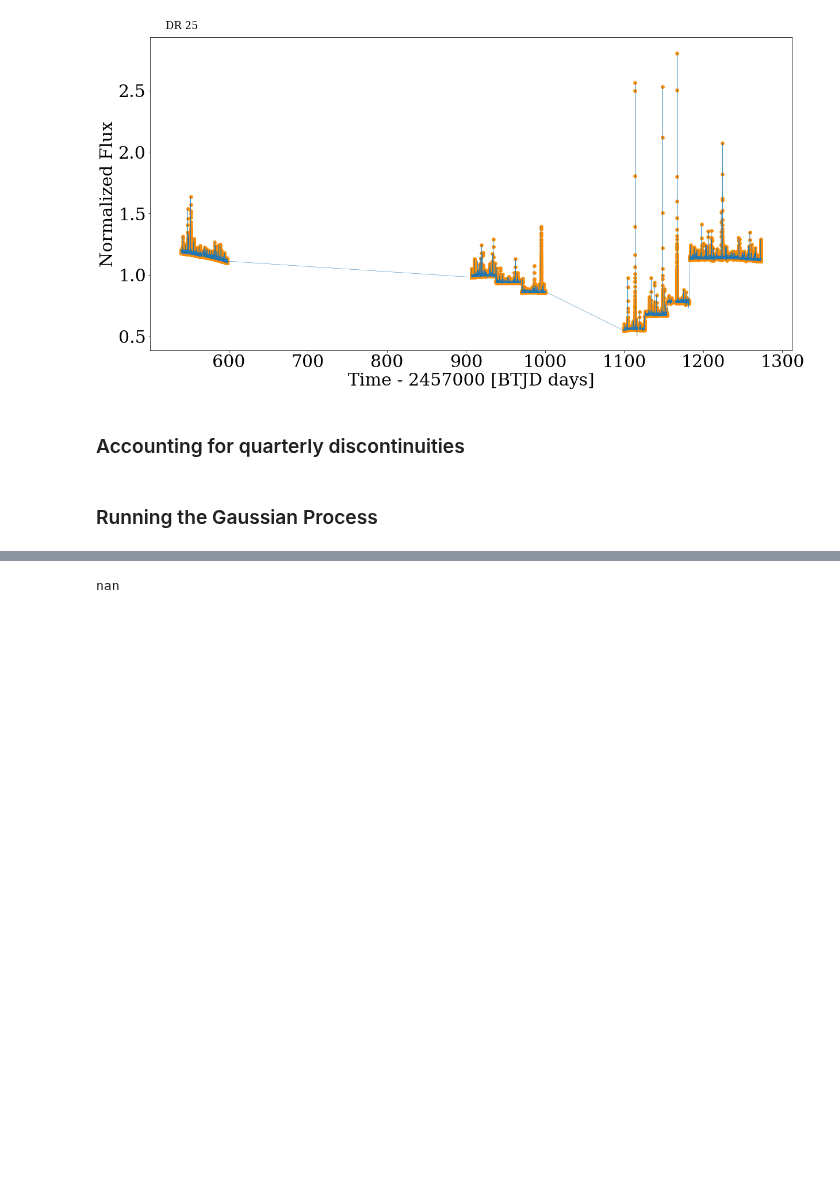
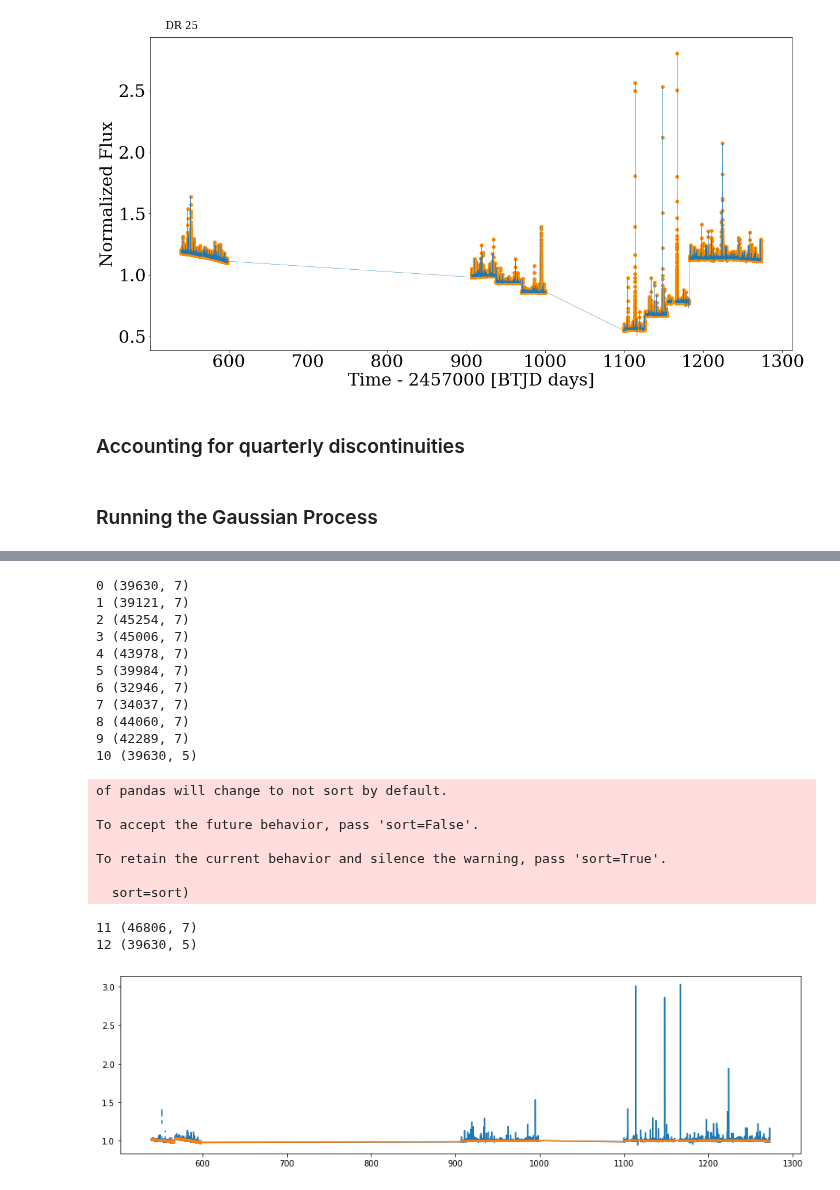
Before and after one commit to lupitatovar/flares, a Jupyter notebook: notebooks/11mo_gp.ipynb, the cells around one changed output, grey strips where cells are left out. Drawn from its saved outputs; the diff is of its cells as text; code cells hidden in the pictures; blank space fills up the shorter version.

Commit message:
11_month_flares.ipynb

```diff
--- a/notebooks/11mo_gp.ipynb
+++ b/notebooks/11mo_gp.ipynb
@@ -210,4 +241,41 @@ for i in range (1,len(gj1243_collection)):
-# %%
-np.max(gj1243lc.flux[month_flares])
-# %% [output]
-nan
+# %%
+from glob import glob
+
+gp_files = glob('*.csv')
+
+for k in range(len(gp_files)):
+    df_tmp = pd.read_csv(gp_files[k])
+    print(k, df_tmp.shape)
+    if k==0:
+        df = df_tmp
+    else:
+         df = df.append(df_tmp)
+
+df = df.sort_values(by='time')
+
+plt.figure(figsize=(15,4))
+plt.plot(df['time'], df['detrended_flux'])
+plt.plot(df['time'], df['mean'])
+plt.show()
+# %% [output]
+0 (39630, 7)
+1 (39121, 7)
+2 (45254, 7)
+3 (45006, 7)
+4 (43978, 7)
+5 (39984, 7)
+6 (32946, 7)
+7 (34037, 7)
+8 (44060, 7)
+9 (42289, 7)
+10 (39630, 5)
+of pandas will change to not sort by default.
+
+To accept the future behavior, pass 'sort=False'.
+
+To retain the current behavior and silence the warning, pass 'sort=True'.
+
+  sort=sort)
+11 (46806, 7)
+12 (39630, 5)
+[figure, added]
```
Also changed, not shown: parts of 3 cells of this notebook, 14 other files.
